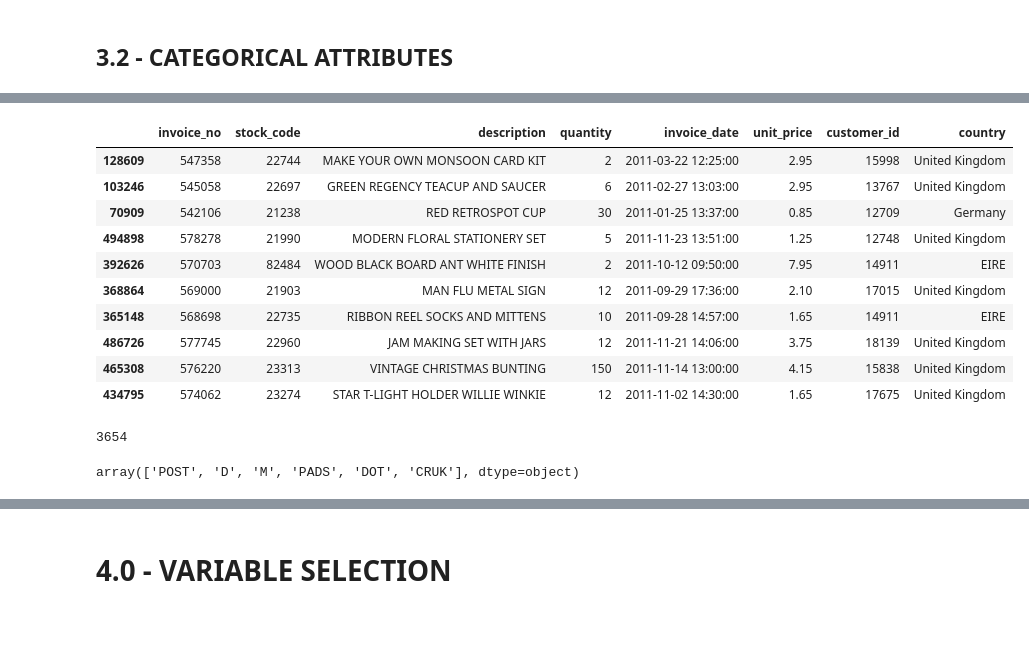
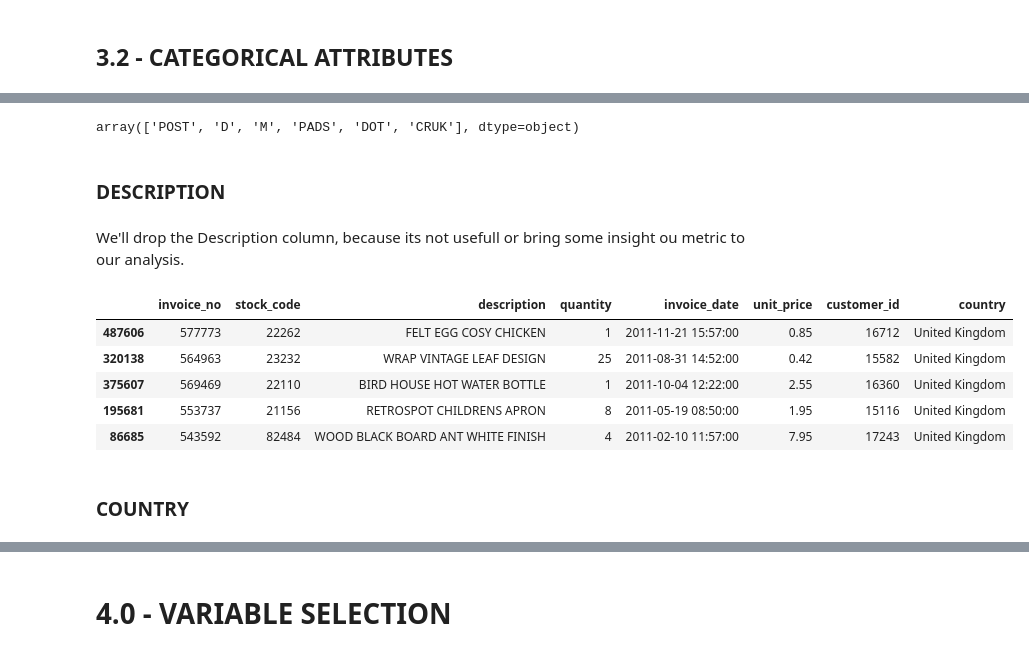
Before and after one commit to erickvieiras/customer_loyalty_program, a Jupyter notebook: notebook/clustering_v3.0.ipynb, the cells around one changed output, grey strips where cells are left out. Saved outputs shown, nothing was run; the diff lists cells and outputs as text; code cells hidden in the pictures; blank space fills up the shorter version.

```diff
--- a/notebook/clustering_v3.0.ipynb
+++ b/notebook/clustering_v3.0.ipynb
@@ -284,24 +343,20 @@ df_concat
+# %%
+stock_code_letters = df3.loc[df3['stock_code'].apply(lambda x: bool(re.search('^[a-zA-Z]+$', x))), 'stock_code'].unique()
+stock_code_letters
+# %% [output]
+array(['POST', 'D', 'M', 'PADS', 'DOT', 'CRUK'], dtype=object)
+# %% [markdown]
+### DESCRIPTION
+# %% [markdown]
+We'll drop the Description column, because its not usefull or bring some insight ou metric to our analysis.
 # %%
-df3.sample(10)
+df3.sample(5)
 # %% [output]
 |  | invoice_no | stock_code | description | quantity | invoice_date | unit_price | customer_id | country |
-| 128609 | 547358 | 22744 | MAKE YOUR OWN MONSOON CARD KIT | 2 | 2011-03-22 12:25:00 | 2.95 | 15998 | United Kingdom |
-| 103246 | 545058 | 22697 | GREEN REGENCY TEACUP AND SAUCER | 6 | 2011-02-27 13:03:00 | 2.95 | 13767 | United Kingdom |
-| 70909 | 542106 | 21238 | RED RETROSPOT CUP | 30 | 2011-01-25 13:37:00 | 0.85 | 12709 | Germany |
-| 494898 | 578278 | 21990 | MODERN FLORAL STATIONERY SET | 5 | 2011-11-23 13:51:00 | 1.25 | 12748 | United Kingdom |
-| 392626 | 570703 | 82484 | WOOD BLACK BOARD ANT WHITE FINISH | 2 | 2011-10-12 09:50:00 | 7.95 | 14911 | EIRE |
-| 368864 | 569000 | 21903 | MAN FLU METAL SIGN | 12 | 2011-09-29 17:36:00 | 2.10 | 17015 | United Kingdom |
-| 365148 | 568698 | 22735 | RIBBON REEL SOCKS AND MITTENS | 10 | 2011-09-28 14:57:00 | 1.65 | 14911 | EIRE |
-| 486726 | 577745 | 22960 | JAM MAKING SET WITH JARS | 12 | 2011-11-21 14:06:00 | 3.75 | 18139 | United Kingdom |
-| 465308 | 576220 | 23313 | VINTAGE CHRISTMAS BUNTING | 150 | 2011-11-14 13:00:00 | 4.15 | 15838 | United Kingdom |
-| 434795 | 574062 | 23274 | STAR T-LIGHT HOLDER WILLIE WINKIE | 12 | 2011-11-02 14:30:00 | 1.65 | 17675 | United Kingdom |
+| 487606 | 577773 | 22262 | FELT EGG COSY CHICKEN | 1 | 2011-11-21 15:57:00 | 0.85 | 16712 | United Kingdom |
+| 320138 | 564963 | 23232 | WRAP VINTAGE LEAF DESIGN | 25 | 2011-08-31 14:52:00 | 0.42 | 15582 | United Kingdom |
+| 375607 | 569469 | 22110 | BIRD HOUSE HOT WATER BOTTLE | 1 | 2011-10-04 12:22:00 | 2.55 | 16360 | United Kingdom |
+| 195681 | 553737 | 21156 | RETROSPOT CHILDRENS APRON | 8 | 2011-05-19 08:50:00 | 1.95 | 15116 | United Kingdom |
+| 86685 | 543592 | 82484 | WOOD BLACK BOARD ANT WHITE FINISH | 4 | 2011-02-10 11:57:00 | 7.95 | 17243 | United Kingdom |
-# %%
-
-len(cat_attributes.loc[cat_attributes['invoice_no'].apply(lambda x: bool(re.search('[^0-9]+',x))), 'invoice_no'].drop_duplicates())
-# %% [output]
-3654
-# %%
-#df3.loc[cat_attributes['stock_code'].apply(lambda x: bool(re.search('^[a-zA-Z]+$', x))), :]
-cat_attributes.loc[cat_attributes['stock_code'].apply(lambda x: bool(re.search('^[a-zA-Z]+$', x))), 'stock_code'].unique()
-# %% [output]
-array(['POST', 'D', 'M', 'PADS', 'DOT', 'CRUK'], dtype=object)
+# %% [markdown]
+### COUNTRY
```
Also changed, not shown: parts of 32 cells of this notebook.
